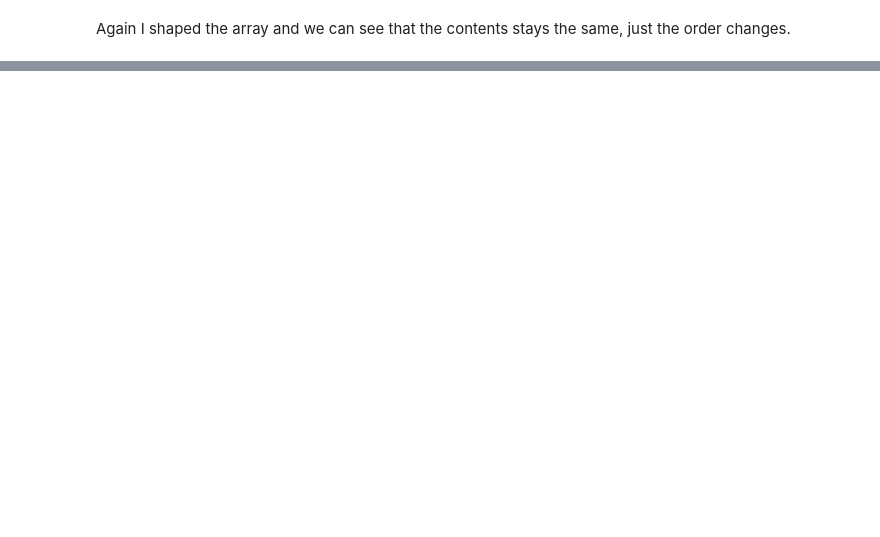
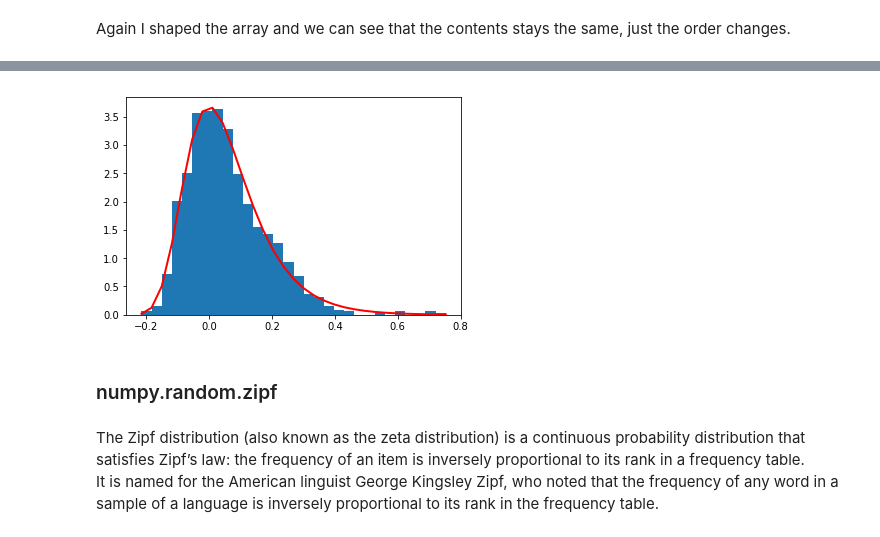
Before and after one commit to rayman51/Emerging-Tech-JuypterNotesbooks, a Jupyter notebook: numpy-random.ipynb, the cells around one changed output, grey strips where cells are left out. Cells and saved outputs as stored; diff of their text form; code cells hidden in the pictures; blank space fills up the shorter version.

```diff
--- a/numpy-random.ipynb
+++ b/numpy-random.ipynb
@@ -194,0 +211,16 @@ array([[6, 7, 8],
+# %%
+mu, beta = 0, 0.1 # location and scale
+s = np.random.gumbel(mu, beta, 1000)
+# %%
+count, bins, ignored = plt.hist(s, 30, density=True)
+plt.plot(bins, (1/beta)*np.exp(-(bins - mu)/beta)
+         * np.exp( -np.exp( -(bins - mu) /beta) ),
+         linewidth=2, color='r')
+plt.show()
+# %% [output]
+[figure, added]
+# %% [markdown]
+### numpy.random.zipf
+# %% [markdown]
+The Zipf distribution (also known as the zeta distribution) is a continuous probability distribution that satisfies Zipf’s law: the frequency of an item is inversely proportional to its rank in a frequency table.<br>
+It is named for the American linguist George Kingsley Zipf, who noted that the frequency of any word in a sample of a language is inversely proportional to its rank in the frequency table.
```
Also changed, not shown: parts of 41 cells of this notebook, 4 other files.
